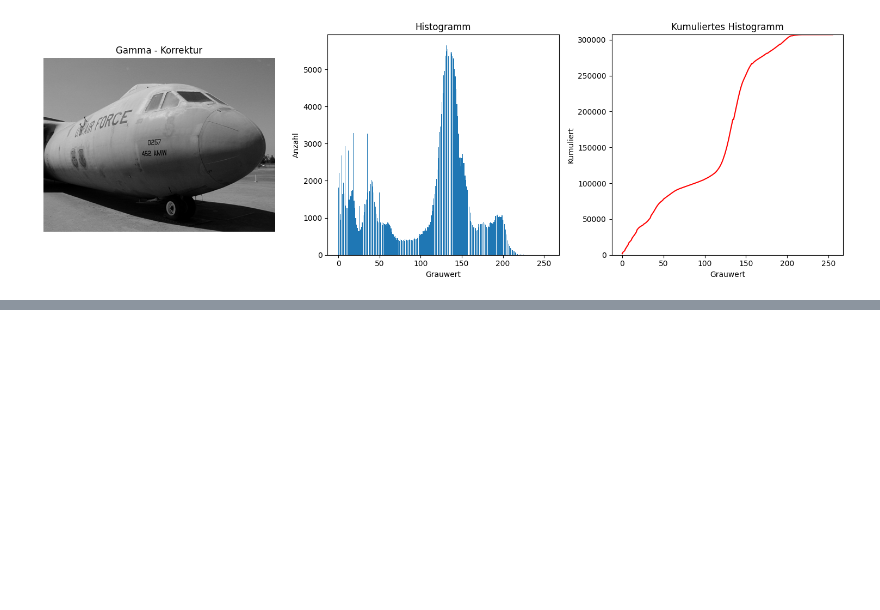
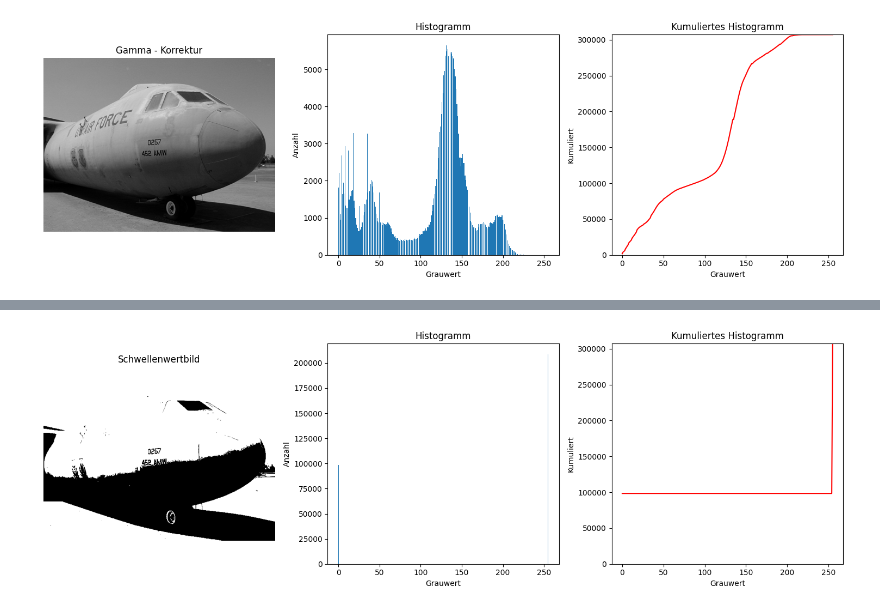
Before and after one commit to einblickle/ComputerVisionProgramming, a Jupyter notebook: Source/005_Punktoperationen/01_uebung_Punktoperationen_Basic_solution.ipynb, the cells around one changed output, grey strips where cells are left out. Saved outputs shown, nothing was run; the diff lists cells and outputs as text; code cells hidden in the pictures; blank space fills up the shorter version.

```diff
--- a/Source/005_Punktoperationen/01_uebung_Punktoperationen_Basic_solution.ipynb
+++ b/Source/005_Punktoperationen/01_uebung_Punktoperationen_Basic_solution.ipynb
@@ -195,0 +210,43 @@ displayImageAndAllHist(image_gamma, title = 'Gamma - Korrektur')
+# %%
+def autoThreshold_Isodata(image):
+    """Calculate an automatic threshold using the Isodata method.
+
+    Parameters:
+    - image (numpy.ndarray): Input uint8 grayscale image.
+
+    Returns:
+    - int: Calculated threshold value.
+    """
+    ##########
+    ### ENTER YOUR CODE HERE
+    ##########
+
+    # Initial threshold can be the mean of the pixel values
+    threshold = np.mean(image)
+
+    while True:
+        # Split the image into two groups based on the current threshold
+        group1 = image[image >= threshold]
+        group2 = image[image < threshold]
+
+        # Calculate the mean of each group
+        mean1 = np.mean(group1) if len(group1) > 0 else 0
+        mean2 = np.mean(group2) if len(group2) > 0 else 0
+
+        # Calculate the new threshold as the average of the two means
+        new_threshold = (mean1 + mean2) / 2
+
+        # Check for convergence (if the new threshold is the same as the old one)
+        if new_threshold == threshold:
+            break
+
+        threshold = new_threshold
+
+    return int(threshold)
+# %%
+auto_threshold = autoThreshold_Isodata(image)
+image_threshold = thresholdImage(image, auto_threshold)
+# Anzeige von Bild und Histogramm
+displayImageAndAllHist(image_threshold, title = 'Schwellenwertbild')
+# %% [output]
+[figure, added]
```
Also changed, not shown: parts of 1 cell of this notebook, 7 other files.
